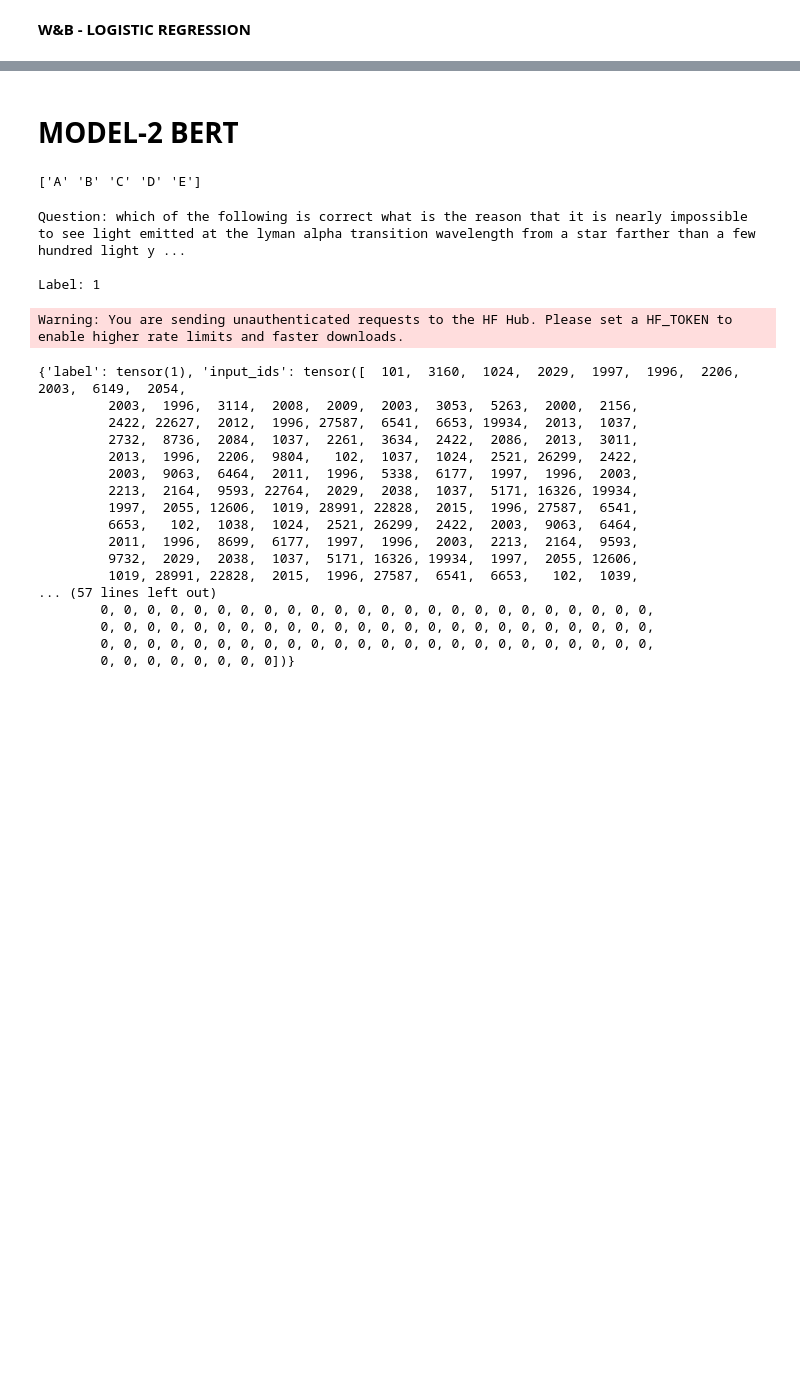
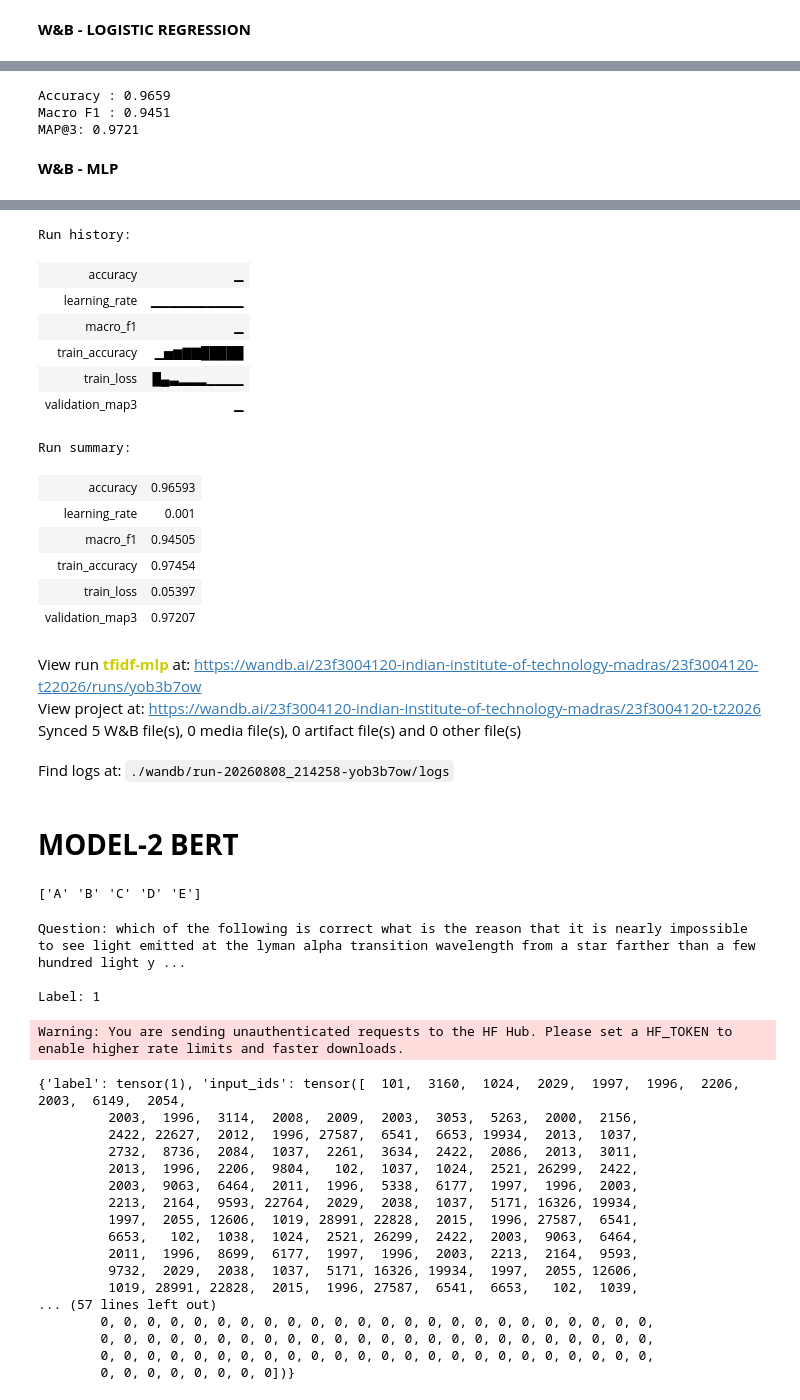
Before and after one commit to 23f3004120/mcq-solver-dl-genai, a Jupyter notebook: notebooks/final_notebook.ipynb, the cells around one changed output, grey strips where cells are left out. Saved outputs shown, nothing was run; the diff lists cells and outputs as text; code cells hidden in the pictures; blank space fills up the shorter version.

Commit message:
Add final notebook and project report

```diff
--- a/notebooks/final_notebook.ipynb
+++ b/notebooks/final_notebook.ipynb
@@ -384,0 +582,29 @@ Find logs at: ./wandb/run-20260729_163351-2yk0x7ej/logs
+# %%
+accuracy = accuracy_score(val_binary["label"],predictions)
+macro_f1 = f1_score(val_binary["label"],predictions,average="macro")
+mlp_results = val_binary.copy()
+
+mlp_results["probability"] = probabilities
+
+mlp_results_df = get_top3_predictions(mlp_results)
+
+map3 = map_at_3(mlp_results_df["true_answer"],mlp_results_df["top3_predictions"])
+
+print(f"Accuracy : {accuracy:.4f}")
+print(f"Macro F1 : {macro_f1:.4f}")
+print(f"MAP@3: {map3:.4f}")
+# %% [output]
+Accuracy : 0.9659
+Macro F1 : 0.9451
+MAP@3: 0.9721
+# %% [markdown]
+**W&B - MLP**
+# %%
+wandb.log({
+    "accuracy": accuracy,
+    "macro_f1": macro_f1,
+    "validation_map3": map3
+})
+
+wandb.finish()
+# %% [output]
@@ -385,3 +612,21 @@ Find logs at: ./wandb/run-20260729_163351-2yk0x7ej/logs
+Run history:
+| accuracy | ▁ |
+| learning_rate | ▁▁▁▁▁▁▁▁▁▁ |
+| macro_f1 | ▁ |
+| train_accuracy | ▁▅▆▇▇█████ |
+| train_loss | █▄▃▂▂▂▁▁▁▁ |
+| validation_map3 | ▁ |
+Run summary:
+| accuracy | 0.96593 |
+| learning_rate | 0.001 |
+| macro_f1 | 0.94505 |
+| train_accuracy | 0.97454 |
+| train_loss | 0.05397 |
+| validation_map3 | 0.97207 |
+View run tfidf-mlp at: https://wandb.ai/23f3004120-indian-institute-of-technology-madras/23f3004120-t22026/runs/yob3b7ow
+View project at: https://wandb.ai/23f3004120-indian-institute-of-technology-madras/23f3004120-t22026
+Synced 5 W&B file(s), 0 media file(s), 0 artifact file(s) and 0 other file(s)
+Find logs at: ./wandb/run-20260808_214258-yob3b7ow/logs
 # %% [markdown]
 # **MODEL-2 BERT**
 # %%
```
Also changed, not shown: parts of 28 cells of this notebook, 2 other files.
